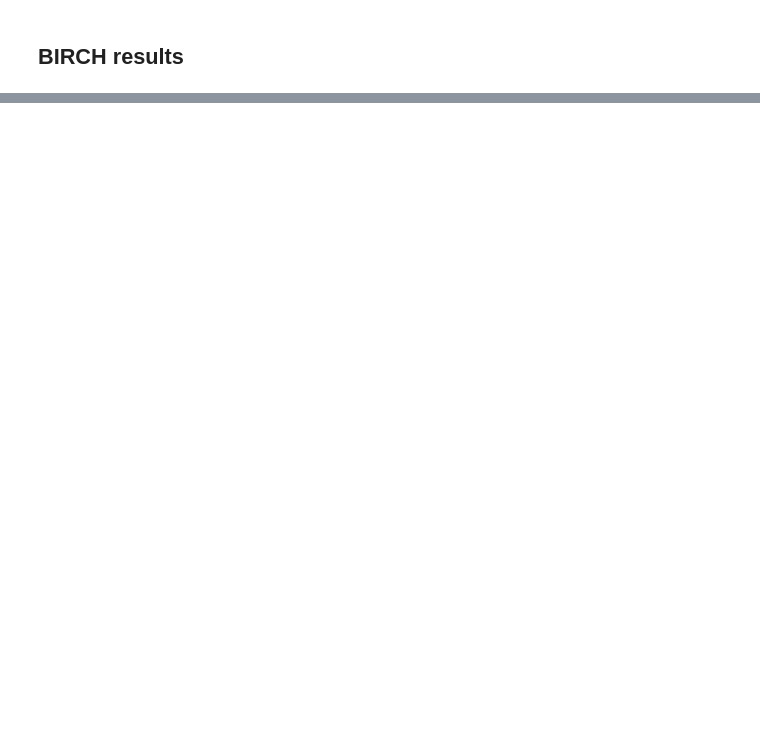
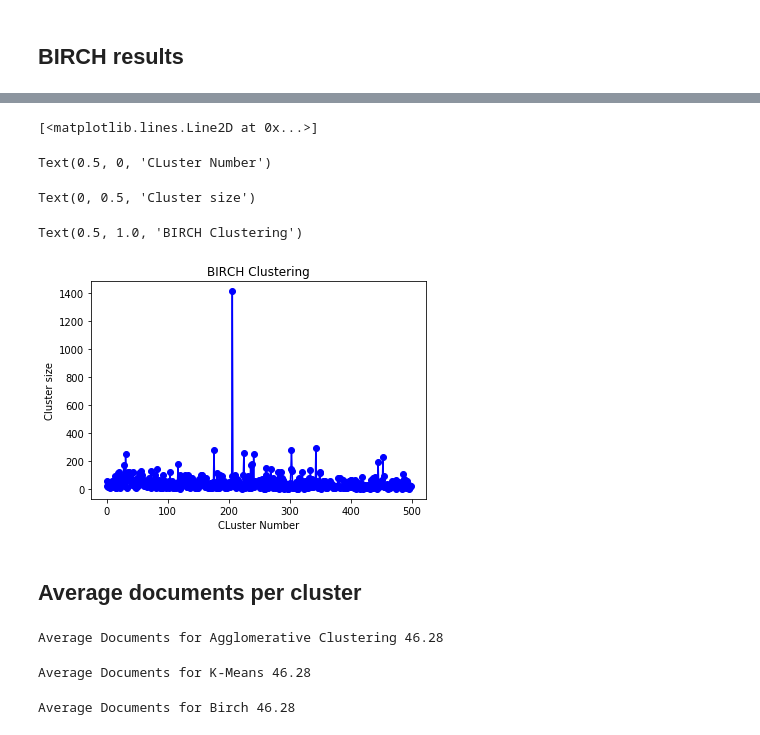
Before and after one commit to pkmandke/cs5604-tml-clustering, a Jupyter notebook: src/etd_results.ipynb, the cells around one changed output, grey strips where cells are left out. Drawn from its saved outputs; the diff is of its cells as text; code cells hidden in the pictures; blank space fills up the shorter version.

```diff
--- a/src/etd_results.ipynb
+++ b/src/etd_results.ipynb
@@ -168,0 +205,27 @@ Silhoutte Score -0.07461803406476974
+# %%
+plt.plot(list(set(birch_model.model.labels_)), [len(birch_model.model.labels_[birch_model.model.labels_ == _]) \
+                                             for _ in list(set(birch_model.model.labels_))], '-bo')
+plt.xlabel('CLuster Number')
+plt.ylabel('Cluster size')
+plt.title('BIRCH Clustering')
+plt.show()
+# %% [output]
+[<matplotlib.lines.Line2D at 0x...>]
+Text(0.5, 0, 'CLuster Number')
+Text(0, 0.5, 'Cluster size')
+Text(0.5, 1.0, 'BIRCH Clustering')
+[figure, added]
+# %% [markdown]
+## Average documents per cluster
+# %%
+print('Average Documents for Agglomerative Clustering {}'.format(utils.get_average_docs_per_cluster(aglo_model.predictions)))
+# %% [output]
+Average Documents for Agglomerative Clustering 46.28
+# %%
+print('Average Documents for K-Means {}'.format(utils.get_average_docs_per_cluster(kmeans_model.km.labels_)))
+# %% [output]
+Average Documents for K-Means 46.28
+# %%
+print('Average Documents for Birch {}'.format(utils.get_average_docs_per_cluster(birch_model.model.labels_)))
+# %% [output]
+Average Documents for Birch 46.28
```
Also changed, not shown: parts of 12 cells of this notebook, 1 other file.
